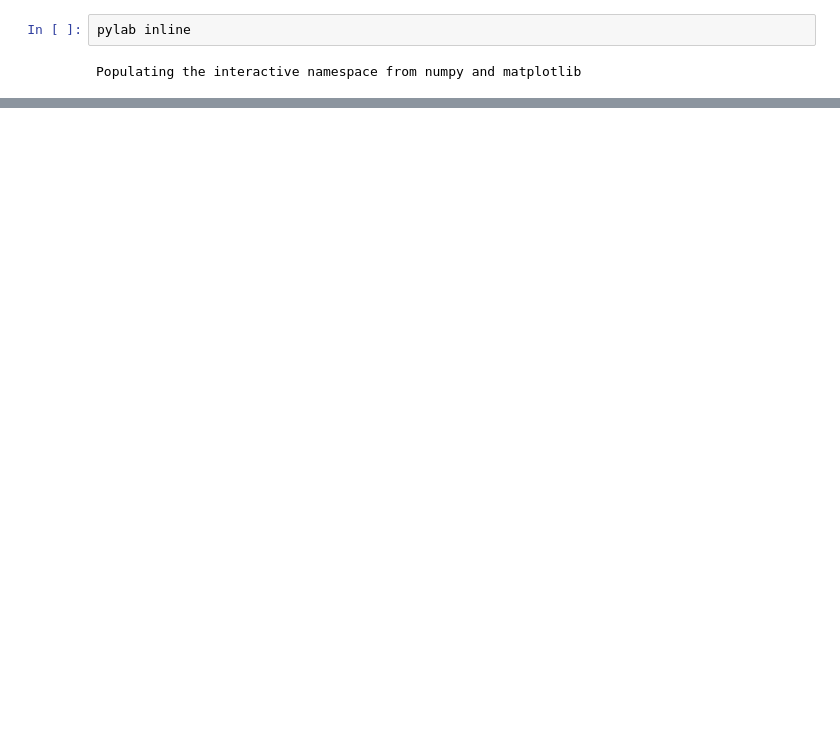
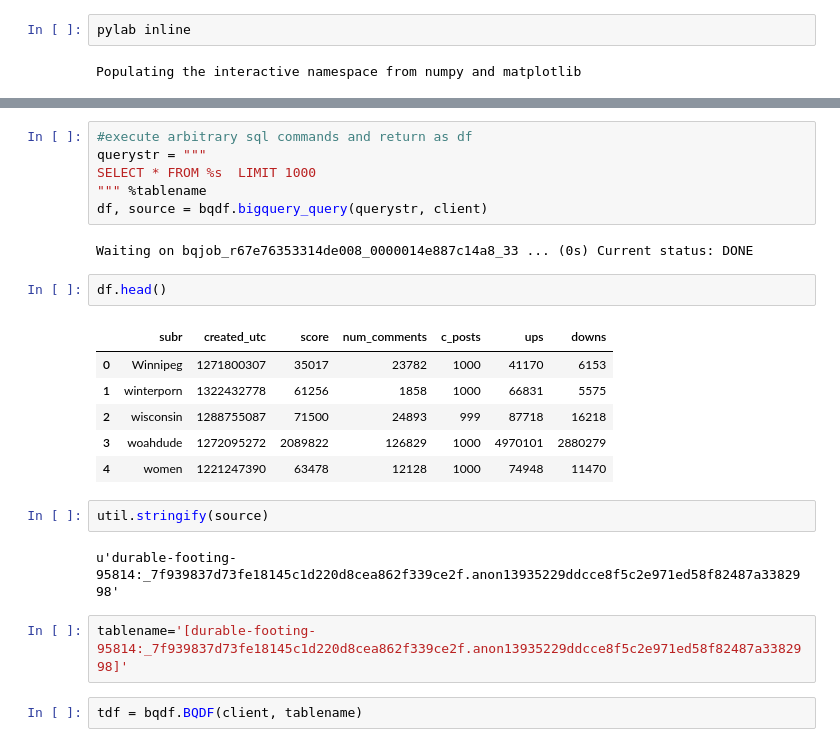
Before and after one commit to askerry/bqpy, a Jupyter notebook: bq_template.ipynb, the cells around one changed output, grey strips where cells are left out. Saved outputs shown, nothing was run; the diff lists cells and outputs as text; blank space fills up the shorter version.

```diff
--- a/bq_template.ipynb
+++ b/bq_template.ipynb
@@ -119,0 +152,25 @@ Waiting on bqjob_r4515891cb730f2ba_0000014e2e77b80f_2 ... (0s) Current status: D
+# %%
+#execute arbitrary sql commands and return as df
+querystr = """
+SELECT * FROM %s  LIMIT 1000
+""" %tablename
+df, source = bqdf.bigquery_query(querystr, client)
+# %% [output]
+Waiting on bqjob_r67e76353314de008_0000014e887c14a8_33 ... (0s) Current status: DONE
+# %%
+df.head()
+# %% [output]
+|  | subr | created_utc | score | num_comments | c_posts | ups | downs |
+| 0 | Winnipeg | 1271800307 | 35017 | 23782 | 1000 | 41170 | 6153 |
+| 1 | winterporn | 1322432778 | 61256 | 1858 | 1000 | 66831 | 5575 |
+| 2 | wisconsin | 1288755087 | 71500 | 24893 | 999 | 87718 | 16218 |
+| 3 | woahdude | 1272095272 | 2089822 | 126829 | 1000 | 4970101 | 2880279 |
+| 4 | women | 1221247390 | 63478 | 12128 | 1000 | 74948 | 11470 |
+# %%
+util.stringify(source)
+# %% [output]
+u'durable-footing-95814:_7f939837d73fe18145c1d220d8cea862f339ce2f.anon13935229ddcce8f5c2e971ed58f82487a3382998'
+# %%
+tablename='[durable-footing-95814:_7f939837d73fe18145c1d220d8cea862f339ce2f.anon13935229ddcce8f5c2e971ed58f82487a3382998]'
+# %%
+tdf = bqdf.BQDF(client, tablename)
```
Also changed, not shown: parts of 42 cells of this notebook, 1 other file.
